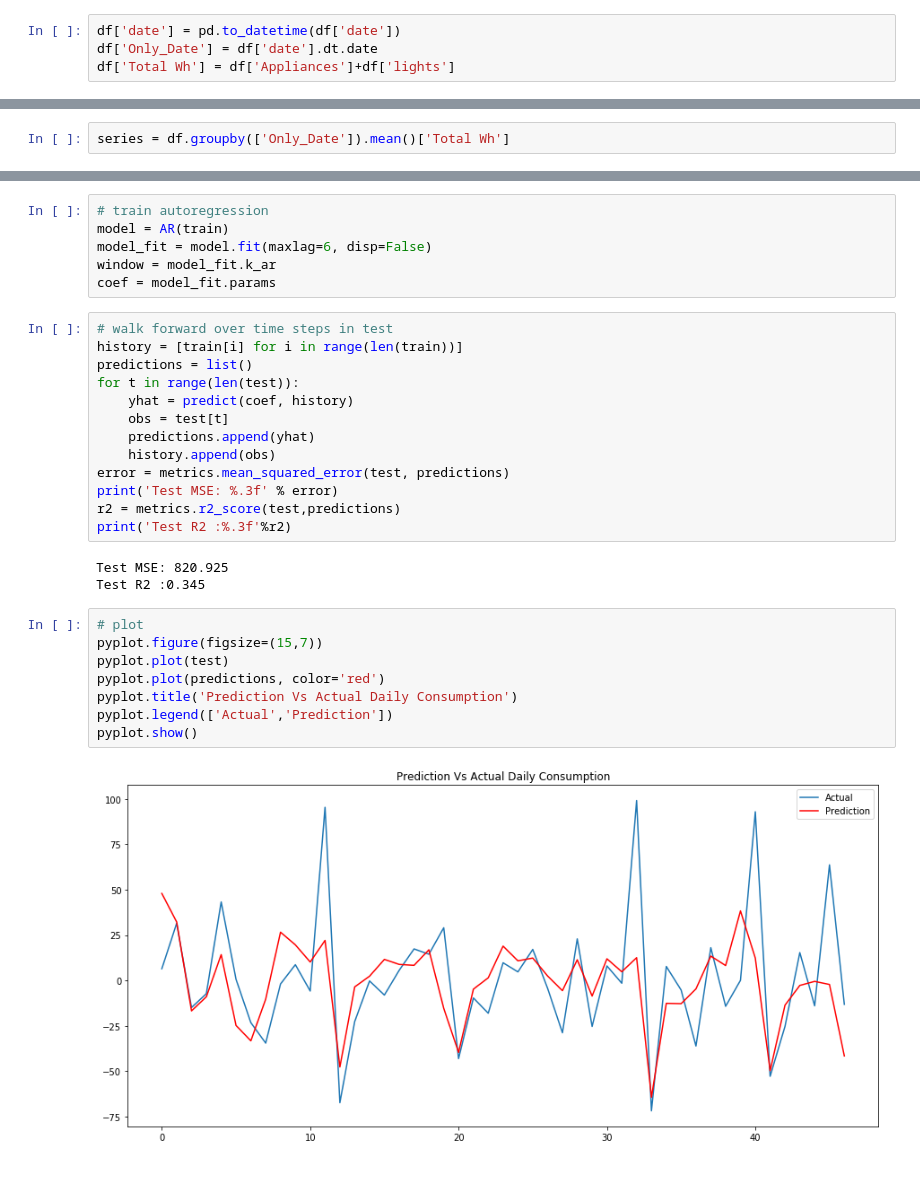
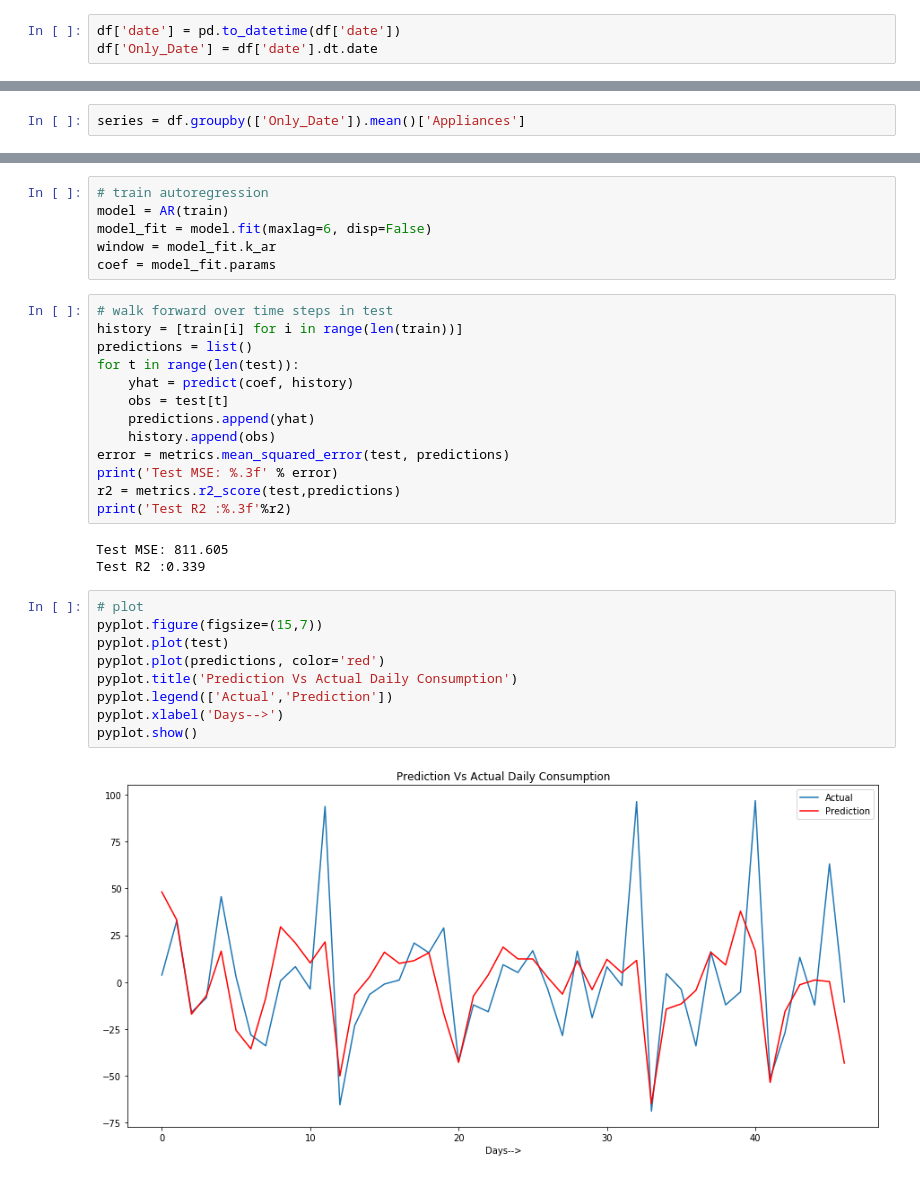
Before and after one commit to jai-soni/Advanced-Data-Science, a Jupyter notebook: Assignment 2/Time Series_AR.ipynb, the cells around one changed output, grey strips where cells are left out. Saved outputs shown, nothing was run; the diff lists cells and outputs as text.

Commit message:
Updating Time Series Code-Adding Labels

```diff
--- a/Assignment 2/Time Series_AR.ipynb
+++ b/Assignment 2/Time Series_AR.ipynb
@@ -25,5 +25,4 @@ df = pd.read_csv('energydata_complete.csv')
 # %%
 df['date'] = pd.to_datetime(df['date'])
 df['Only_Date'] = df['date'].dt.date
-df['Total Wh'] = df['Appliances']+df['lights']
 # %%
@@ -39,5 +38,5 @@ Name: Total Wh, dtype: float64
 # %%
-series = df.groupby(['Only_Date']).mean()['Total Wh']
+series = df.groupby(['Only_Date']).mean()['Appliances']
 # %%
 # split dataset
 X = difference(series.values)
@@ -63,15 +62,16 @@ print('Test MSE: %.3f' % error)
 r2 = metrics.r2_score(test,predictions)
 print('Test R2 :%.3f'%r2)
 # %% [output]
-Test MSE: 820.925
-Test R2 :0.345
+Test MSE: 811.605
+Test R2 :0.339
 # %%
 # plot
 pyplot.figure(figsize=(15,7))
 pyplot.plot(test)
 pyplot.plot(predictions, color='red')
 pyplot.title('Prediction Vs Actual Daily Consumption')
 pyplot.legend(['Actual','Prediction'])
+pyplot.xlabel('Days-->')
 pyplot.show()
 # %% [output]
-[figure, old version]
+[figure, new version]
```
Also changed, not shown: parts of 1 cell of this notebook.
